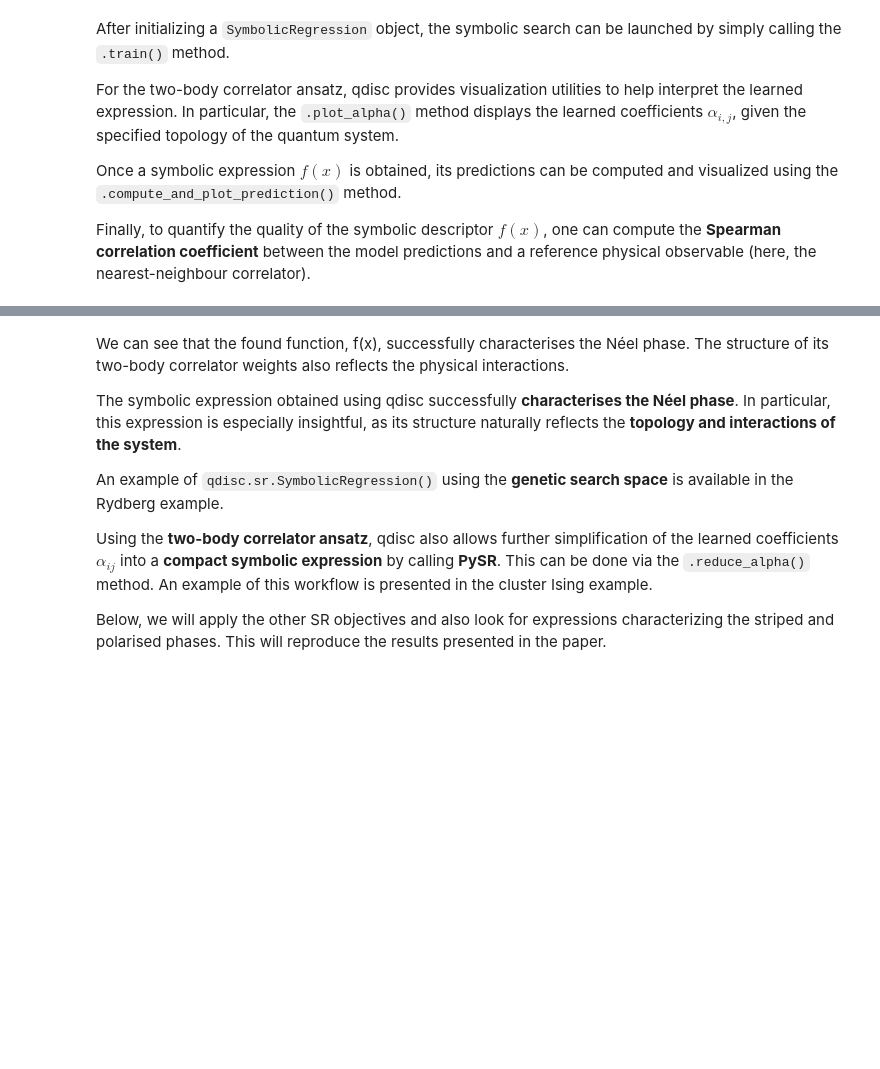
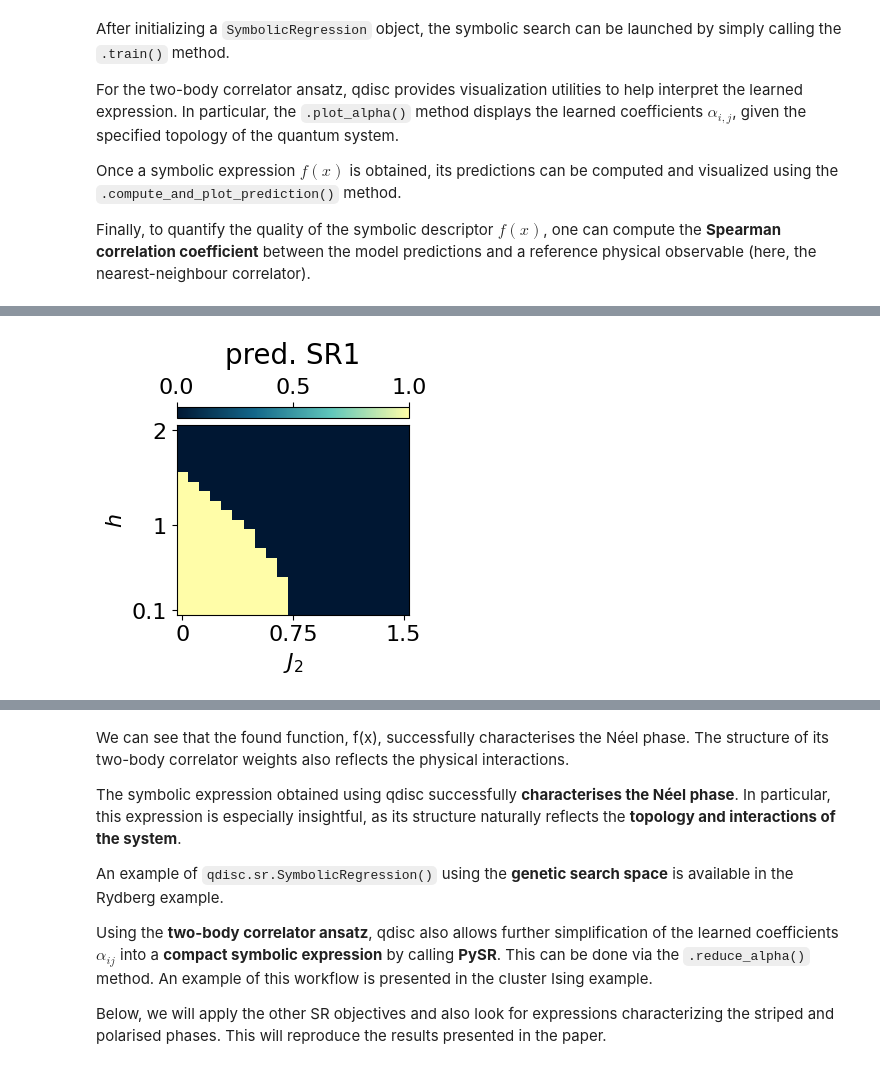
Before and after one commit to qic-ibk/qdisc, a Jupyter notebook: nbs/tutorials/J1J2_tuto2_SR.ipynb, the cells around one changed output, grey strips where cells are left out. Saved outputs shown, nothing was run; the diff lists cells and outputs as text; code cells hidden in the pictures; blank space fills up the shorter version.

```diff
--- a/nbs/tutorials/J1J2_tuto2_SR.ipynb
+++ b/nbs/tutorials/J1J2_tuto2_SR.ipynb
@@ -156,0 +160,5 @@ NameError: name 'data_exact' is not defined
+# %%
+#p = mySR.compute_and_plot_prediction(name='SR1')
+_ = mySR.compute_and_plot_prediction(name='SR1', class_pred=True)
+# %% [output]
+[figure, added]
```
Also changed, not shown: parts of 21 cells of this notebook, 3 other files.
